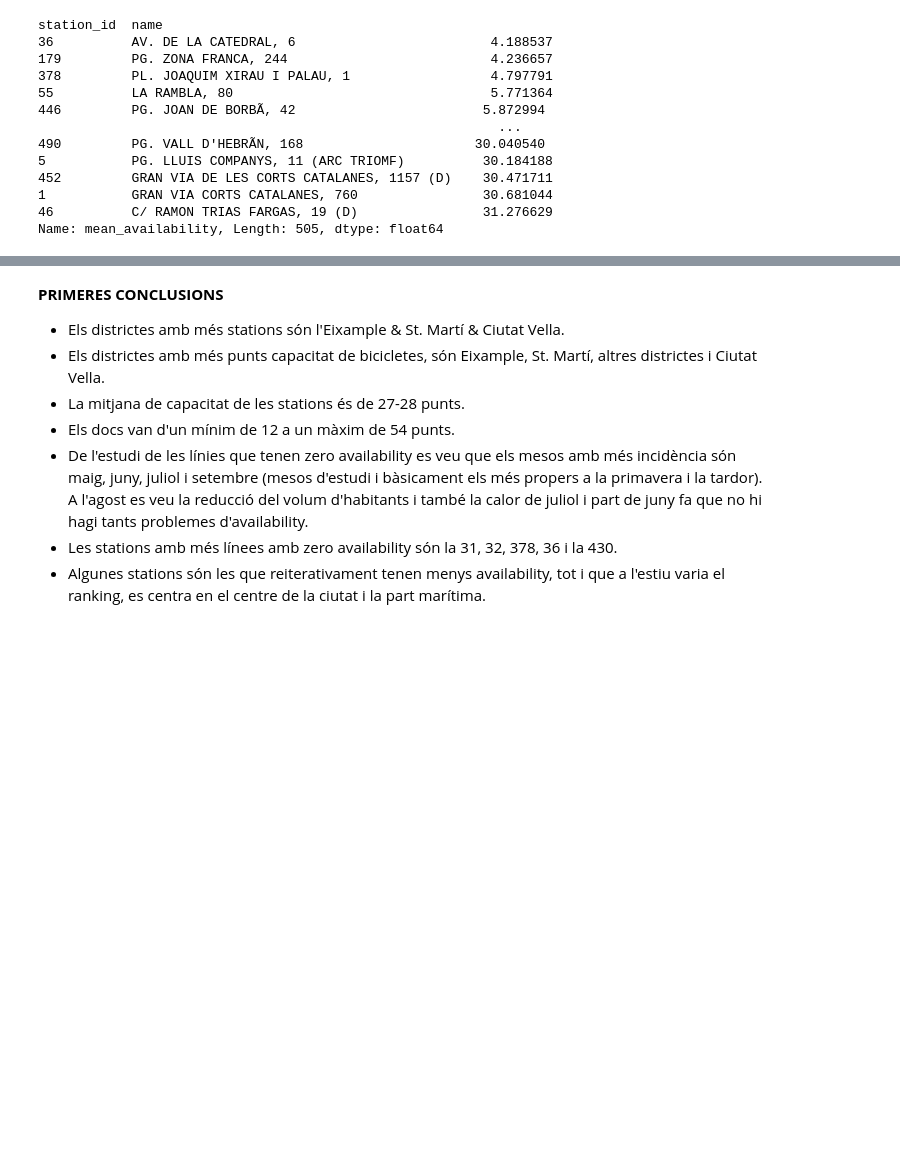
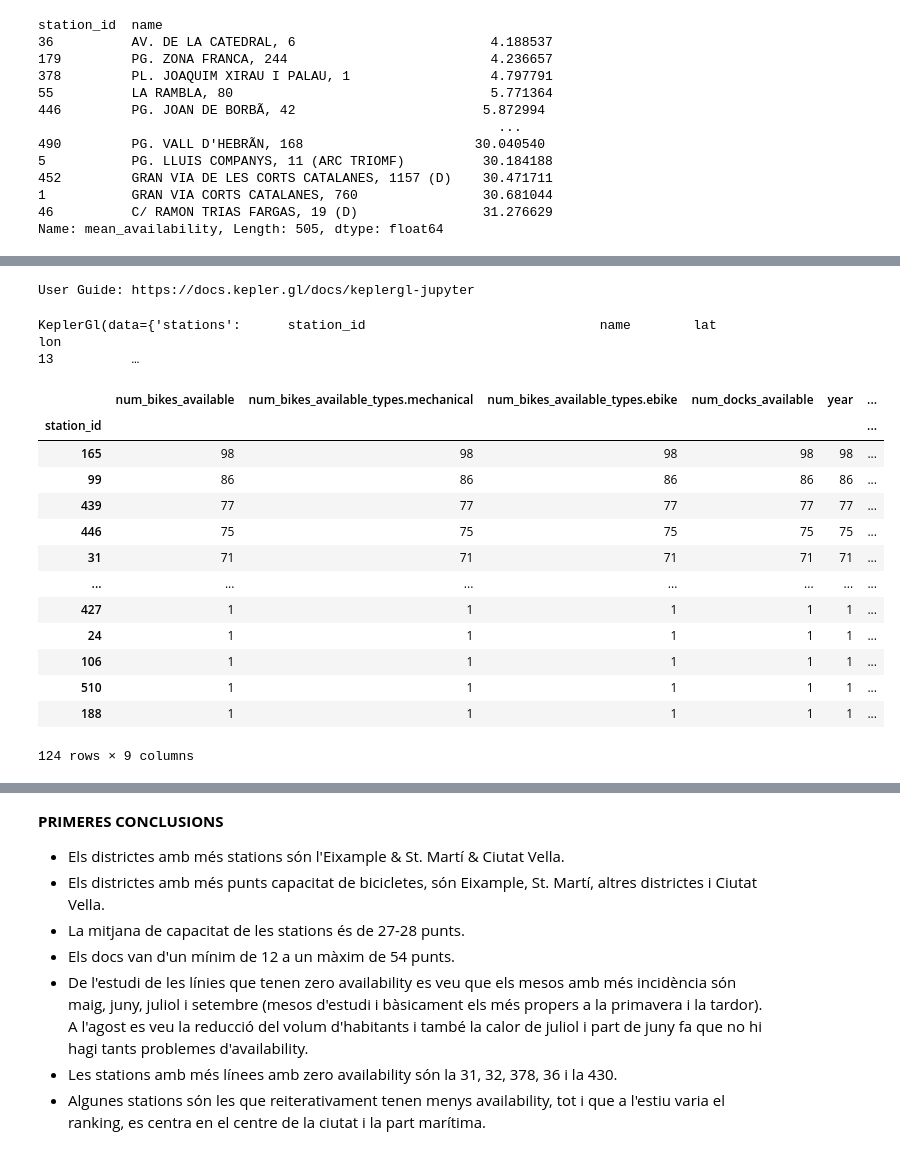
Before and after one commit to jotogi/BicingBCN, a Jupyter notebook: Stations.ipynb, the cells around one changed output, grey strips where cells are left out. Saved outputs shown, nothing was run; the diff lists cells and outputs as text; code cells hidden in the pictures; blank space fills up the shorter version.

```diff
--- a/Stations.ipynb
+++ b/Stations.ipynb
@@ -830,0 +894,28 @@ df_stations_seasons
+# %%
+df_stations_cursa = df_cursa[["station_id","name","lat","lon"]].drop_duplicates()
+stations_map_cursa = KeplerGl(height=600, data={"stations": df_stations_cursa})
+stations_map_cursa
+# %% [output]
+User Guide: https://docs.kepler.gl/docs/keplergl-jupyter
+KeplerGl(data={'stations':      station_id                              name        lat       lon
+13          …
+# %%
+#Anàlisi dies festius.
+festa=[df2022_zero[(df2022_zero['month']==4) & (df2022_zero['day']==15)]] or [df2022_zero[(df2022_zero['month']==4) & (df2022_zero['day']==18)]] or [df2022_zero[(df2022_zero['month']==6) & (df2022_zero['day']==24)]] or [df2022_zero[(df2022_zero['month']==8) & (df2022_zero['day']==15)]] or [df2022_zero[(df2022_zero['month']==10) & (df2022_zero['day']==12)]] or [df2022_zero[(df2022_zero['month']==11) & (df2022_zero['day']==1)]] or [df2022_zero[(df2022_zero['month']==12) & (df2022_zero['day']==6)]] or [df2022_zero[(df2022_zero['month']==12) & (df2022_zero['day']==8)]]
+festa=festa[0]
+festa[festa['num_docks_available']==0].groupby('station_id').count().sort_values(by='num_docks_available', ascending=False)
+# %% [output]
+|  | num_bikes_available | num_bikes_available_types.mechanical | num_bikes_available_types.ebike | num_docks_available | year | ... |
+| station_id |  |  |  |  |  | ... |
+| 165 | 98 | 98 | 98 | 98 | 98 | ... |
+| 99 | 86 | 86 | 86 | 86 | 86 | ... |
+| 439 | 77 | 77 | 77 | 77 | 77 | ... |
+| 446 | 75 | 75 | 75 | 75 | 75 | ... |
+| 31 | 71 | 71 | 71 | 71 | 71 | ... |
+| ... | ... | ... | ... | ... | ... | ... |
+| 427 | 1 | 1 | 1 | 1 | 1 | ... |
+| 24 | 1 | 1 | 1 | 1 | 1 | ... |
+| 106 | 1 | 1 | 1 | 1 | 1 | ... |
+| 510 | 1 | 1 | 1 | 1 | 1 | ... |
+| 188 | 1 | 1 | 1 | 1 | 1 | ... |
+124 rows × 9 columns
```
Also changed, not shown: parts of 20 cells of this notebook.
